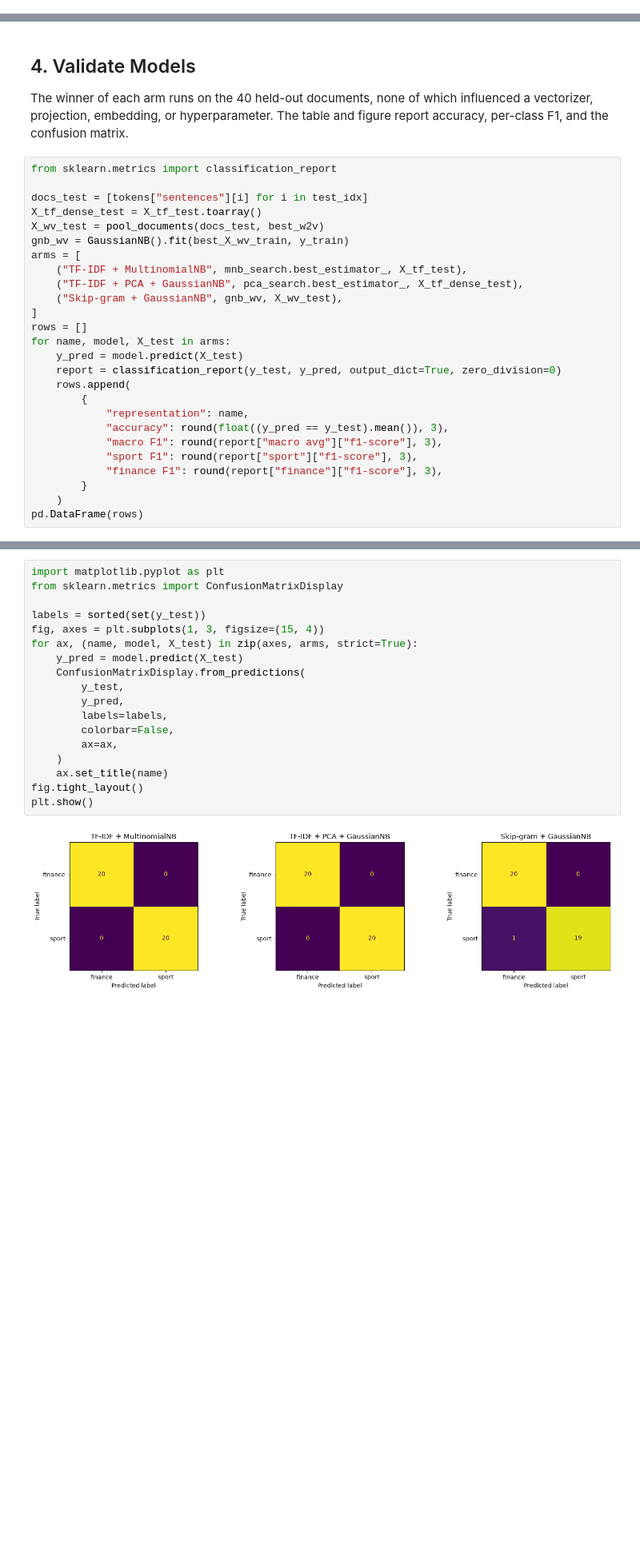
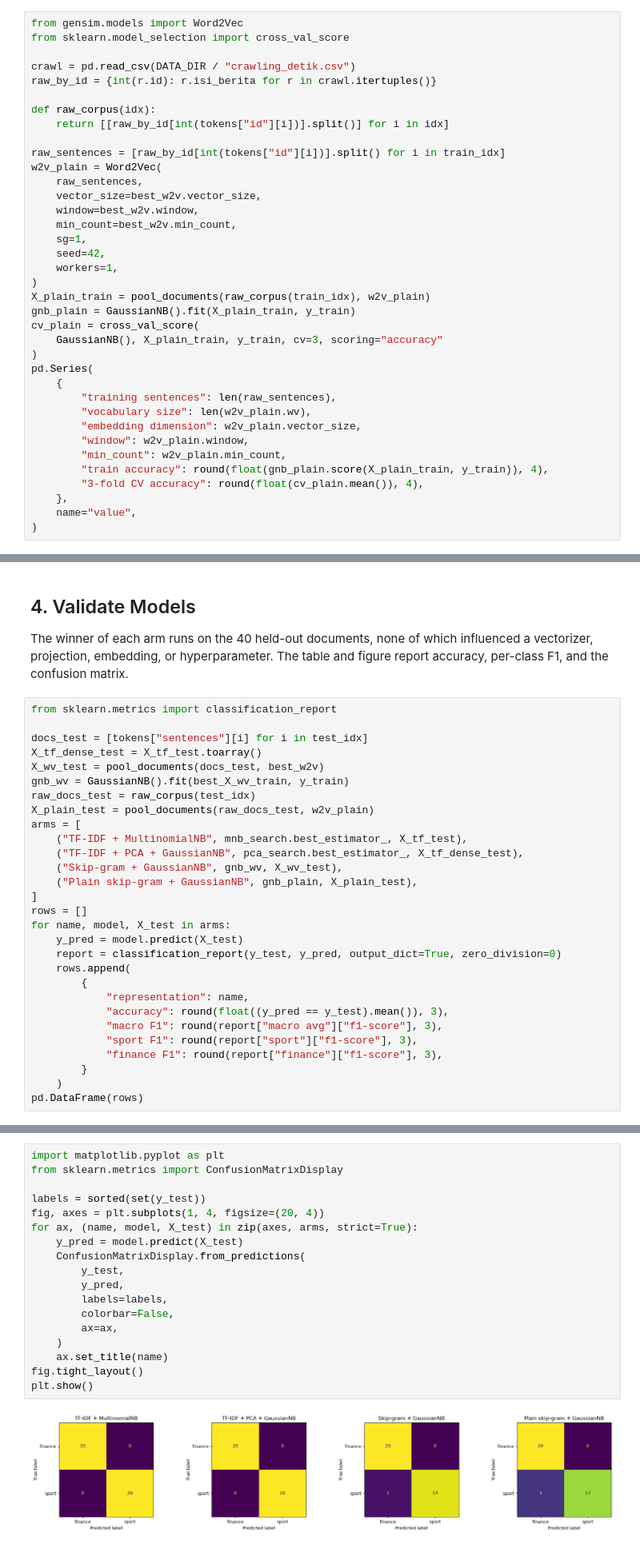
Before and after one commit to rhindottire/PPW, a Jupyter notebook: notebook/CRISP-DM/Modeling.ipynb, the cells around one changed output, grey strips where cells are left out. Shown at 80% size. Cells and saved outputs as stored; diff of their text form; blank space fills up the shorter version.

```diff
--- a/notebook/CRISP-DM/Modeling.ipynb
+++ b/notebook/CRISP-DM/Modeling.ipynb
@@ -305,0 +320,37 @@ dipakai untuk validasi serta penyimpanan.
+# %%
+from gensim.models import Word2Vec
+from sklearn.model_selection import cross_val_score
+
+crawl = pd.read_csv(DATA_DIR / "crawling_detik.csv")
+raw_by_id = {int(r.id): r.isi_berita for r in crawl.itertuples()}
+
+def raw_corpus(idx):
+    return [[raw_by_id[int(tokens["id"][i])].split()] for i in idx]
+
+raw_sentences = [raw_by_id[int(tokens["id"][i])].split() for i in train_idx]
+w2v_plain = Word2Vec(
+    raw_sentences,
+    vector_size=best_w2v.vector_size,
+    window=best_w2v.window,
+    min_count=best_w2v.min_count,
+    sg=1,
+    seed=42,
+    workers=1,
+)
+X_plain_train = pool_documents(raw_corpus(train_idx), w2v_plain)
+gnb_plain = GaussianNB().fit(X_plain_train, y_train)
+cv_plain = cross_val_score(
+    GaussianNB(), X_plain_train, y_train, cv=3, scoring="accuracy"
+)
+pd.Series(
+    {
+        "training sentences": len(raw_sentences),
+        "vocabulary size": len(w2v_plain.wv),
+        "embedding dimension": w2v_plain.vector_size,
+        "window": w2v_plain.window,
+        "min_count": w2v_plain.min_count,
+        "train accuracy": round(float(gnb_plain.score(X_plain_train, y_train)), 4),
+        "3-fold CV accuracy": round(float(cv_plain.mean()), 4),
+    },
+    name="value",
+)
@@ -316,10 +383,13 @@ docs_test = [tokens["sentences"][i] for i in test_idx]
 X_tf_dense_test = X_tf_test.toarray()
 X_wv_test = pool_documents(docs_test, best_w2v)
 gnb_wv = GaussianNB().fit(best_X_wv_train, y_train)
+raw_docs_test = raw_corpus(test_idx)
+X_plain_test = pool_documents(raw_docs_test, w2v_plain)
 arms = [
     ("TF-IDF + MultinomialNB", mnb_search.best_estimator_, X_tf_test),
     ("TF-IDF + PCA + GaussianNB", pca_search.best_estimator_, X_tf_dense_test),
     ("Skip-gram + GaussianNB", gnb_wv, X_wv_test),
+    ("Plain skip-gram + GaussianNB", gnb_plain, X_plain_test),
 ]
 rows = []
 for name, model, X_test in arms:
@@ -348,21 +419,21 @@ dengan hati-hati dan diangkat di penutup.
 # %%
 import matplotlib.pyplot as plt
 from sklearn.metrics import ConfusionMatrixDisplay
 
 labels = sorted(set(y_test))
-fig, axes = plt.subplots(1, 3, figsize=(15, 4))
+fig, axes = plt.subplots(1, 4, figsize=(20, 4))
 for ax, (name, model, X_test) in zip(axes, arms, strict=True):
     y_pred = model.predict(X_test)
     ConfusionMatrixDisplay.from_predictions(
         y_test,
         y_pred,
         labels=labels,
         colorbar=False,
         ax=ax,
     )
     ax.set_title(name)
 fig.tight_layout()
 plt.show()
 # %% [output]
-[figure, old version]
+[figure, new version]
 # %% [markdown]
```
Also changed, not shown: parts of 12 cells of this notebook, 13 other files.
